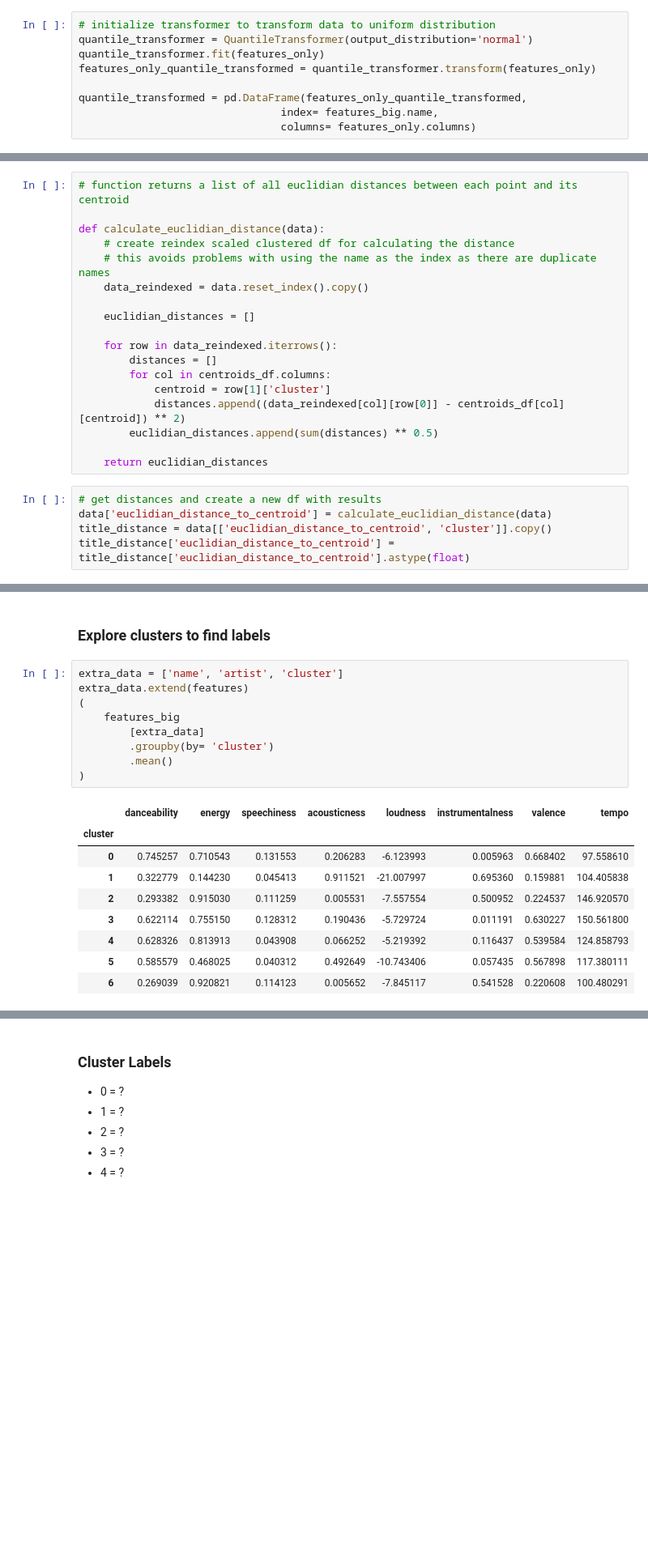
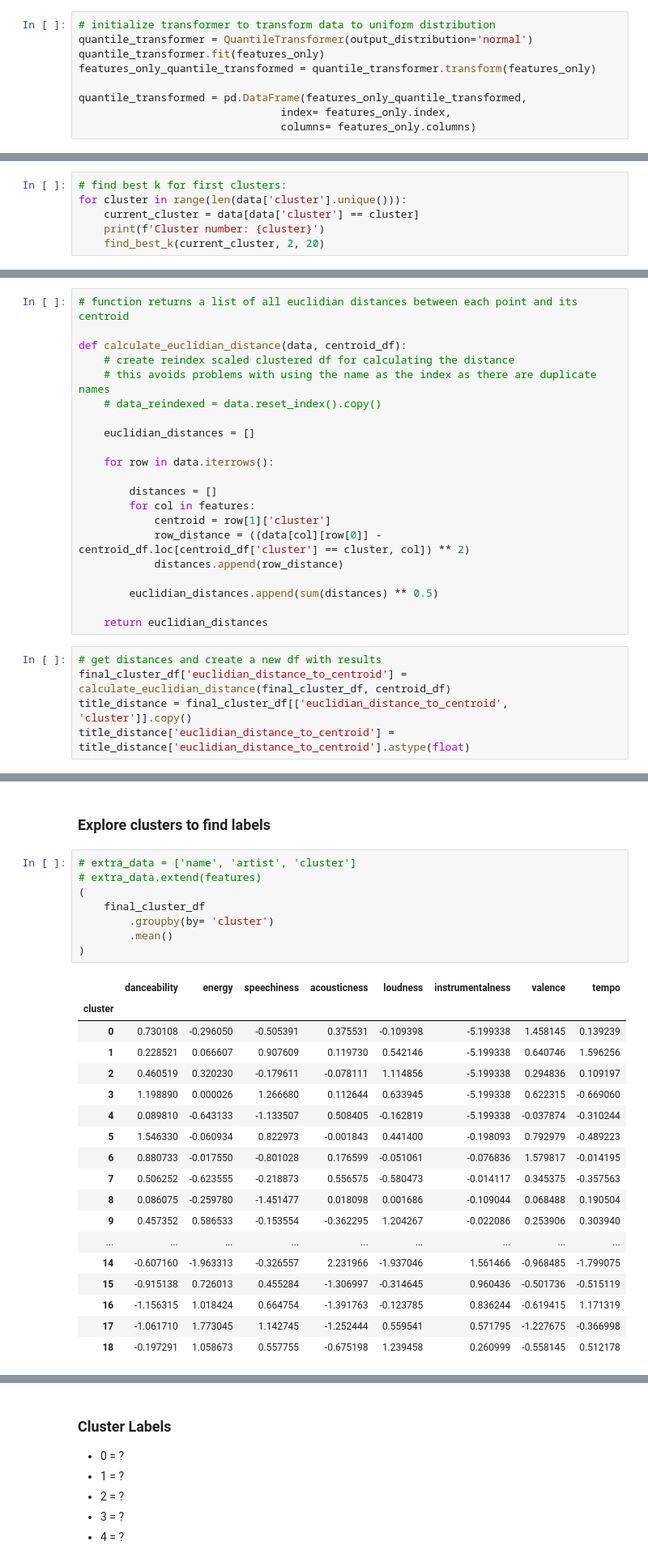
Before and after one commit to tobiasaurer/machine-learning-music, a Jupyter notebook: moosic.ipynb, the cells around one changed output, grey strips where cells are left out. Shown: that part at 81% size. Cells and saved outputs as stored; diff of their text form; blank space fills up the shorter version.

```diff
--- a/moosic.ipynb
+++ b/moosic.ipynb
@@ -120,7 +119,7 @@ quantile_transformer.fit(features_only)
 features_only_quantile_transformed = quantile_transformer.transform(features_only)
 
 quantile_transformed = pd.DataFrame(features_only_quantile_transformed,
-                                index= features_big.name,
+                                index= features_only.index,
                                 columns= features_only.columns)
 # %% [markdown]
 ### Visualize different scaling/transformation methods
@@ -311,0 +313,6 @@ features_big['cluster'] = clusters
+# %%
+# find best k for first clusters:
+for cluster in range(len(data['cluster'].unique())):
+    current_cluster = data[data['cluster'] == cluster]
+    print(f'Cluster number: {cluster}')
+    find_best_k(current_cluster, 2, 20)
@@ -314,25 +355,28 @@ features_big['cluster'] = clusters
 # %%
 # function returns a list of all euclidian distances between each point and its centroid
 
-def calculate_euclidian_distance(data):
+def calculate_euclidian_distance(data, centroid_df):
     # create reindex scaled clustered df for calculating the distance
     # this avoids problems with using the name as the index as there are duplicate names
-    data_reindexed = data.reset_index().copy()
+    # data_reindexed = data.reset_index().copy()
 
     euclidian_distances = []
 
-    for row in data_reindexed.iterrows():
+    for row in data.iterrows():
+
         distances = []
-        for col in centroids_df.columns:
+        for col in features:
             centroid = row[1]['cluster']
-            distances.append((data_reindexed[col][row[0]] - centroids_df[col][centroid]) ** 2)
+            row_distance = ((data[col][row[0]] - centroid_df.loc[centroid_df['cluster'] == cluster, col]) ** 2)
+            distances.append(row_distance)
+
         euclidian_distances.append(sum(distances) ** 0.5)
 
     return euclidian_distances
 # %%
 # get distances and create a new df with results
-data['euclidian_distance_to_centroid'] = calculate_euclidian_distance(data)
-title_distance = data[['euclidian_distance_to_centroid', 'cluster']].copy()
+final_cluster_df['euclidian_distance_to_centroid'] = calculate_euclidian_distance(final_cluster_df, centroid_df)
+title_distance = final_cluster_df[['euclidian_distance_to_centroid', 'cluster']].copy()
 title_distance['euclidian_distance_to_centroid'] = title_distance['euclidian_distance_to_centroid'].astype(float)
 # %%
 # extract the 30 songs with the lowest distance to their centroid from each cluster
@@ -349,22 +393,30 @@ for nr, song_list in enumerate(cluster_song_lists):
 # %% [markdown]
 ### Explore clusters to find labels
 # %%
-extra_data = ['name', 'artist', 'cluster']
-extra_data.extend(features)
+# extra_data = ['name', 'artist', 'cluster']
+# extra_data.extend(features)
 (
-    features_big
-        [extra_data]
+    final_cluster_df
         .groupby(by= 'cluster')
         .mean()
 )
 # %% [output]
 |  | danceability | energy | speechiness | acousticness | loudness | instrumentalness | valence | tempo |
 | cluster |  |  |  |  |  |  |  |  |
-| 0 | 0.745257 | 0.710543 | 0.131553 | 0.206283 | -6.123993 | 0.005963 | 0.668402 | 97.558610 |
-| 1 | 0.322779 | 0.144230 | 0.045413 | 0.911521 | -21.007997 | 0.695360 | 0.159881 | 104.405838 |
-| 2 | 0.293382 | 0.915030 | 0.111259 | 0.005531 | -7.557554 | 0.500952 | 0.224537 | 146.920570 |
-| 3 | 0.622114 | 0.755150 | 0.128312 | 0.190436 | -5.729724 | 0.011191 | 0.630227 | 150.561800 |
-| 4 | 0.628326 | 0.813913 | 0.043908 | 0.066252 | -5.219392 | 0.116437 | 0.539584 | 124.858793 |
-| 5 | 0.585579 | 0.468025 | 0.040312 | 0.492649 | -10.743406 | 0.057435 | 0.567898 | 117.380111 |
-| 6 | 0.269039 | 0.920821 | 0.114123 | 0.005652 | -7.845117 | 0.541528 | 0.220608 | 100.480291 |
+| 0 | 0.730108 | -0.296050 | -0.505391 | 0.375531 | -0.109398 | -5.199338 | 1.458145 | 0.139239 |
+| 1 | 0.228521 | 0.066607 | 0.907609 | 0.119730 | 0.542146 | -5.199338 | 0.640746 | 1.596256 |
+| 2 | 0.460519 | 0.320230 | -0.179611 | -0.078111 | 1.114856 | -5.199338 | 0.294836 | 0.109197 |
+| 3 | 1.198890 | 0.000026 | 1.266680 | 0.112644 | 0.633945 | -5.199338 | 0.622315 | -0.669060 |
+| 4 | 0.089810 | -0.643133 | -1.133507 | 0.508405 | -0.162819 | -5.199338 | -0.037874 | -0.310244 |
+| 5 | 1.546330 | -0.060934 | 0.822973 | -0.001843 | 0.441400 | -0.198093 | 0.792979 | -0.489223 |
+| 6 | 0.880733 | -0.017550 | -0.801028 | 0.176599 | -0.051061 | -0.076836 | 1.579817 | -0.014195 |
+| 7 | 0.506252 | -0.623555 | -0.218873 | 0.556575 | -0.580473 | -0.014117 | 0.345375 | -0.357563 |
+| 8 | 0.086075 | -0.259780 | -1.451477 | 0.018098 | 0.001686 | -0.109044 | 0.068488 | 0.190504 |
+| 9 | 0.457352 | 0.586533 | -0.153554 | -0.362295 | 1.204267 | -0.022086 | 0.253906 | 0.303940 |
+| ... | ... | ... | ... | ... | ... | ... | ... | ... |
+| 14 | -0.607160 | -1.963313 | -0.326557 | 2.231966 | -1.937046 | 1.561466 | -0.968485 | -1.799075 |
+| 15 | -0.915138 | 0.726013 | 0.455284 | -1.306997 | -0.314645 | 0.960436 | -0.501736 | -0.515119 |
+| 16 | -1.156315 | 1.018424 | 0.664754 | -1.391763 | -0.123785 | 0.836244 | -0.619415 | 1.171319 |
+| 17 | -1.061710 | 1.773045 | 1.142745 | -1.252444 | 0.559541 | 0.571795 | -1.227675 | -0.366998 |
+| 18 | -0.197291 | 1.058673 | 0.557755 | -0.675198 | 1.239458 | 0.260999 | -0.558145 | 0.512178 |
 # %%
```
Also changed, not shown: parts of 18 cells of this notebook.
